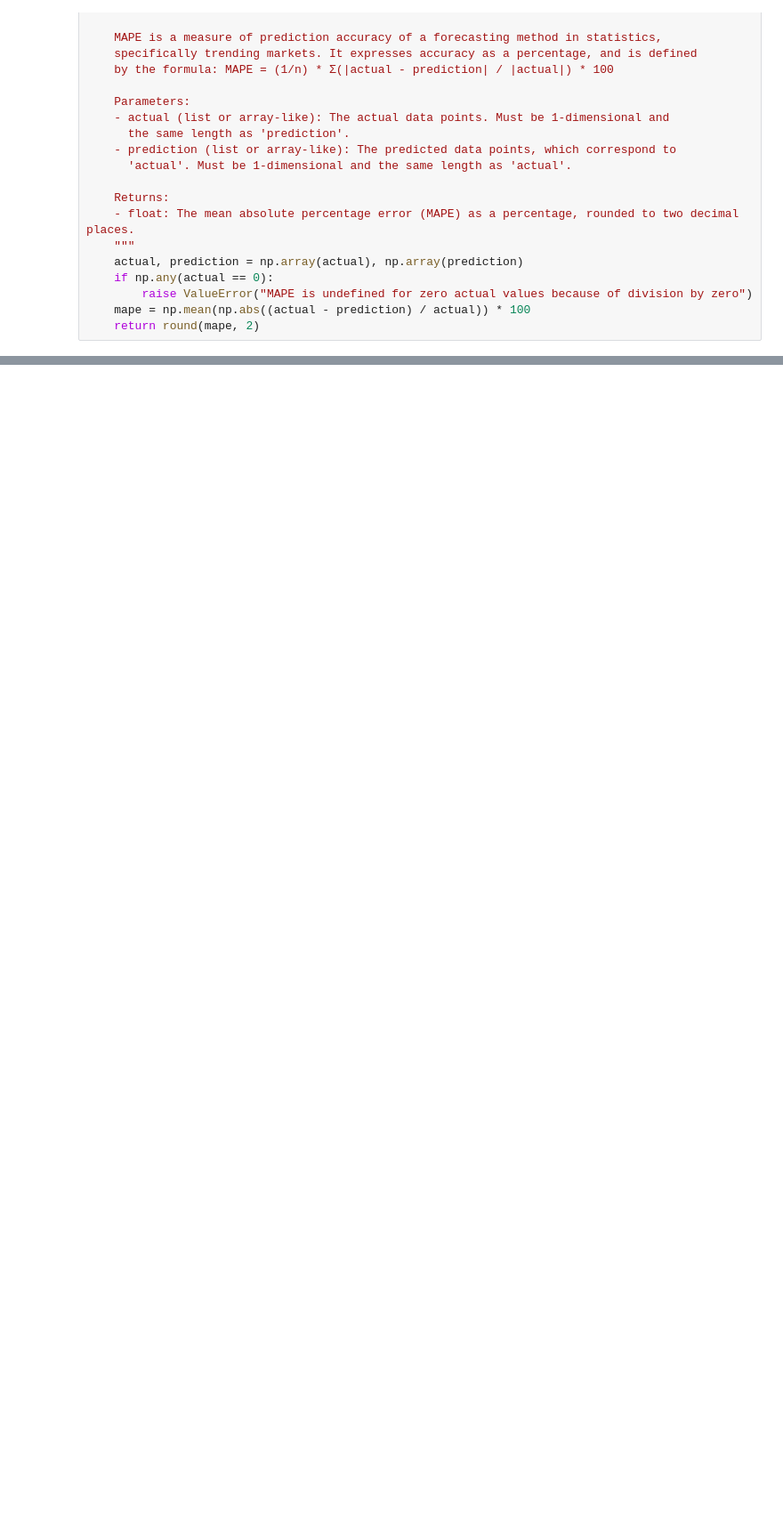
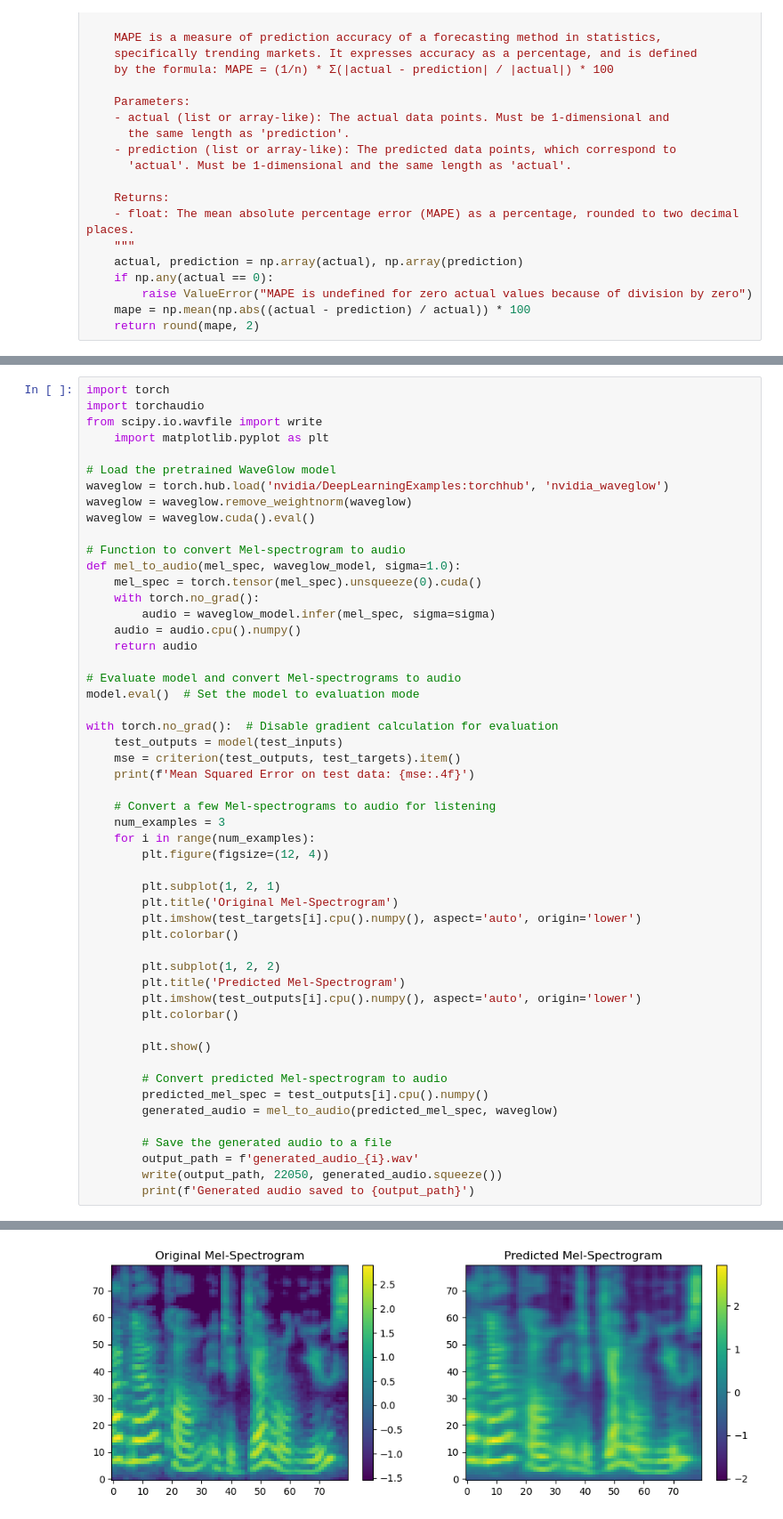
Before and after one commit to Immanuel-Alvaro-Bhirawa/refonte_paribas_ass2, a Jupyter notebook: RP_Ass2.ipynb, the cells around one changed output, grey strips where cells are left out. Shown: that part at 89% size. Drawn from its saved outputs; the diff is of its cells as text; blank space fills up the shorter version.

```diff
--- a/RP_Ass2.ipynb
+++ b/RP_Ass2.ipynb
@@ -214,0 +256,53 @@ for i in range(num_examples):
+# %%
+import torch
+import torchaudio
+from scipy.io.wavfile import write
+    import matplotlib.pyplot as plt
+
+# Load the pretrained WaveGlow model
+waveglow = torch.hub.load('nvidia/DeepLearningExamples:torchhub', 'nvidia_waveglow')
+waveglow = waveglow.remove_weightnorm(waveglow)
+waveglow = waveglow.cuda().eval()
+
+# Function to convert Mel-spectrogram to audio
+def mel_to_audio(mel_spec, waveglow_model, sigma=1.0):
+    mel_spec = torch.tensor(mel_spec).unsqueeze(0).cuda()
+    with torch.no_grad():
+        audio = waveglow_model.infer(mel_spec, sigma=sigma)
+    audio = audio.cpu().numpy()
+    return audio
+
+# Evaluate model and convert Mel-spectrograms to audio
+model.eval()  # Set the model to evaluation mode
+
+with torch.no_grad():  # Disable gradient calculation for evaluation
+    test_outputs = model(test_inputs)
+    mse = criterion(test_outputs, test_targets).item()
+    print(f'Mean Squared Error on test data: {mse:.4f}')
+
+    # Convert a few Mel-spectrograms to audio for listening
+    num_examples = 3
+    for i in range(num_examples):
+        plt.figure(figsize=(12, 4))
+
+        plt.subplot(1, 2, 1)
+        plt.title('Original Mel-Spectrogram')
+        plt.imshow(test_targets[i].cpu().numpy(), aspect='auto', origin='lower')
+        plt.colorbar()
+
+        plt.subplot(1, 2, 2)
+        plt.title('Predicted Mel-Spectrogram')
+        plt.imshow(test_outputs[i].cpu().numpy(), aspect='auto', origin='lower')
+        plt.colorbar()
+
+        plt.show()
+
+        # Convert predicted Mel-spectrogram to audio
+        predicted_mel_spec = test_outputs[i].cpu().numpy()
+        generated_audio = mel_to_audio(predicted_mel_spec, waveglow)
+
+        # Save the generated audio to a file
+        output_path = f'generated_audio_{i}.wav'
+        write(output_path, 22050, generated_audio.squeeze())
+        print(f'Generated audio saved to {output_path}')
+# %% [output]
@@ -214,0 +311 @@ for i in range(num_examples):
+[figure, added]
```
Also changed, not shown: parts of 11 cells of this notebook.
